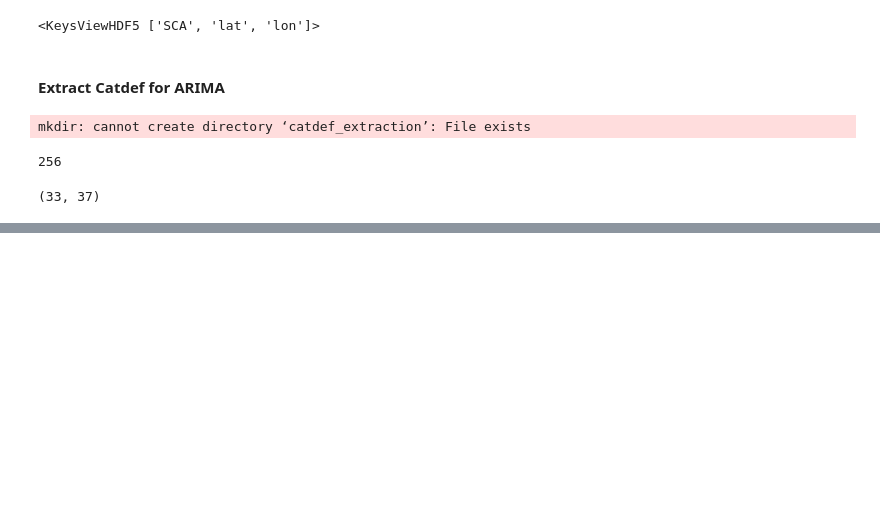
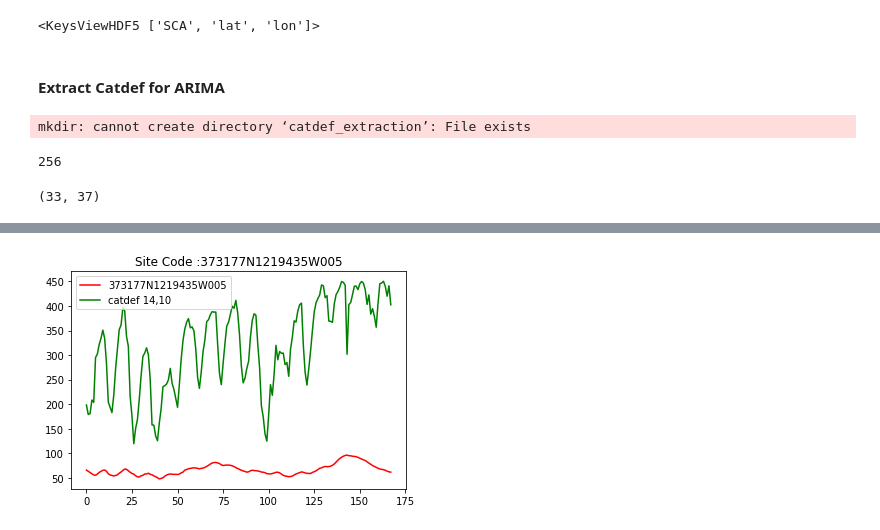
Before and after one commit to eddie-a-salinas/CA-Hydrology-W210-SP2022, a Jupyter notebook: pickle_explore.ipynb, the cells around one changed output, grey strips where cells are left out. Saved outputs shown, nothing was run; the diff lists cells and outputs as text; code cells hidden in the pictures; blank space fills up the shorter version.

Commit message:
additional work on wells/sites

```diff
--- a/pickle_explore.ipynb
+++ b/pickle_explore.ipynb
@@ -936,0 +931,18 @@ For 344131N1185635W001  month 2012-08-01 00:00:00, the mean is nan from [nan]!
+# %%
+def plotSiteCodeAndNearestPkl(site_code,pickle_ranges):
+    #https://stackoverflow.com/questions/22276066/how-to-plot-multiple-functions-on-the-same-figure-in-matplotlib
+    t=range(168)
+    sc_ts=getSCTimeSeries(site_code,pickle_ranges)
+    site_code_ll=getLLOfFromSID(site_code)
+    row_col_dist=getRowColOfPklLatLonNearest(lat_df.to_numpy(),lon_df.to_numpy(),site_code_ll)
+    pkl_row=row_col_dist[0]
+    pkl_col=row_col_dist[1]
+    the_cd_series=pdata.apply(lambda row:row['catdef'][pkl_row,pkl_col],axis=1).tolist()
+    plt.plot(t, sc_ts, 'r')
+    plt.plot(t,the_cd_series,'g')
+    plt.title(f"Site Code :{site_code}")
+    plt.legend([site_code, f'catdef {pkl_row},{pkl_col}'])
+    plt.show()
+plotSiteCodeAndNearestPkl('373177N1219435W005',pickle_ranges)
+# %% [output]
+[figure, added]
```
Also changed, not shown: parts of 77 cells of this notebook.
